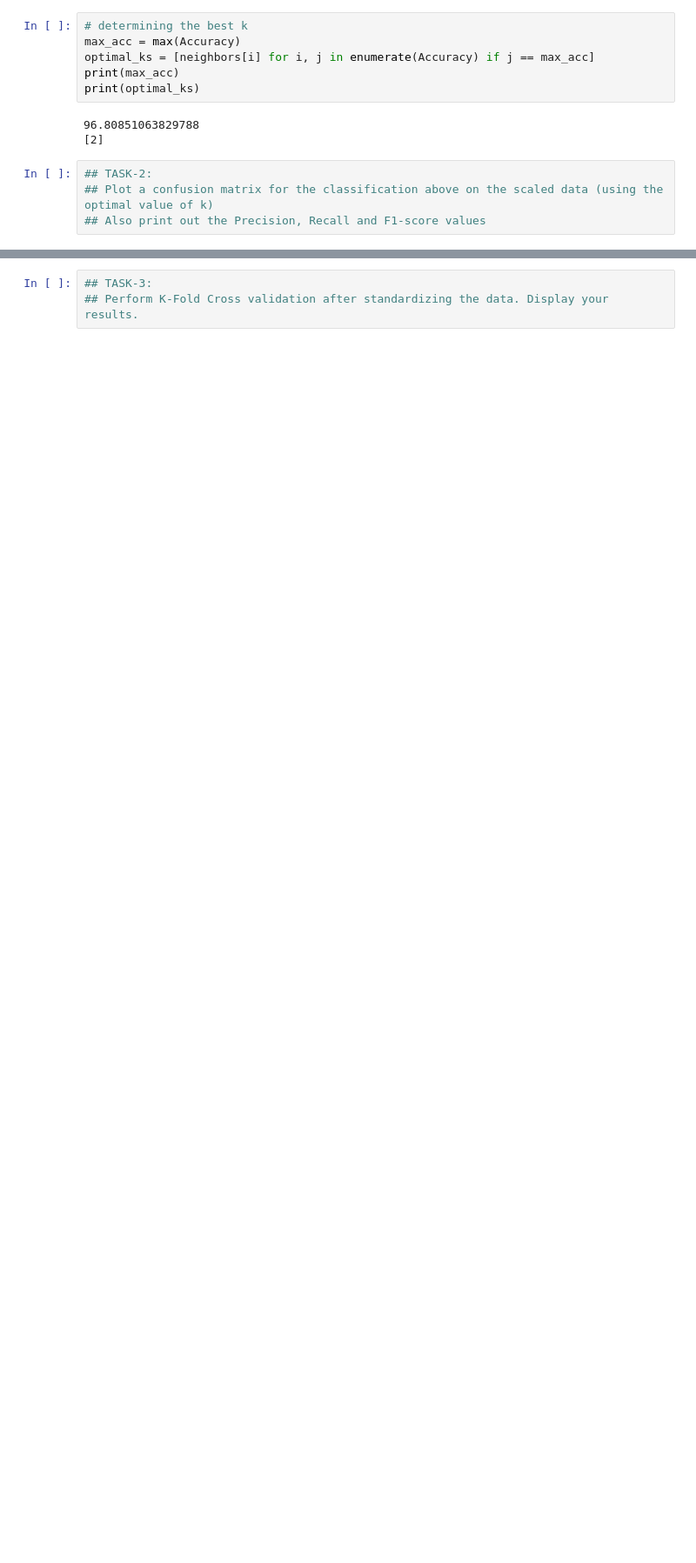
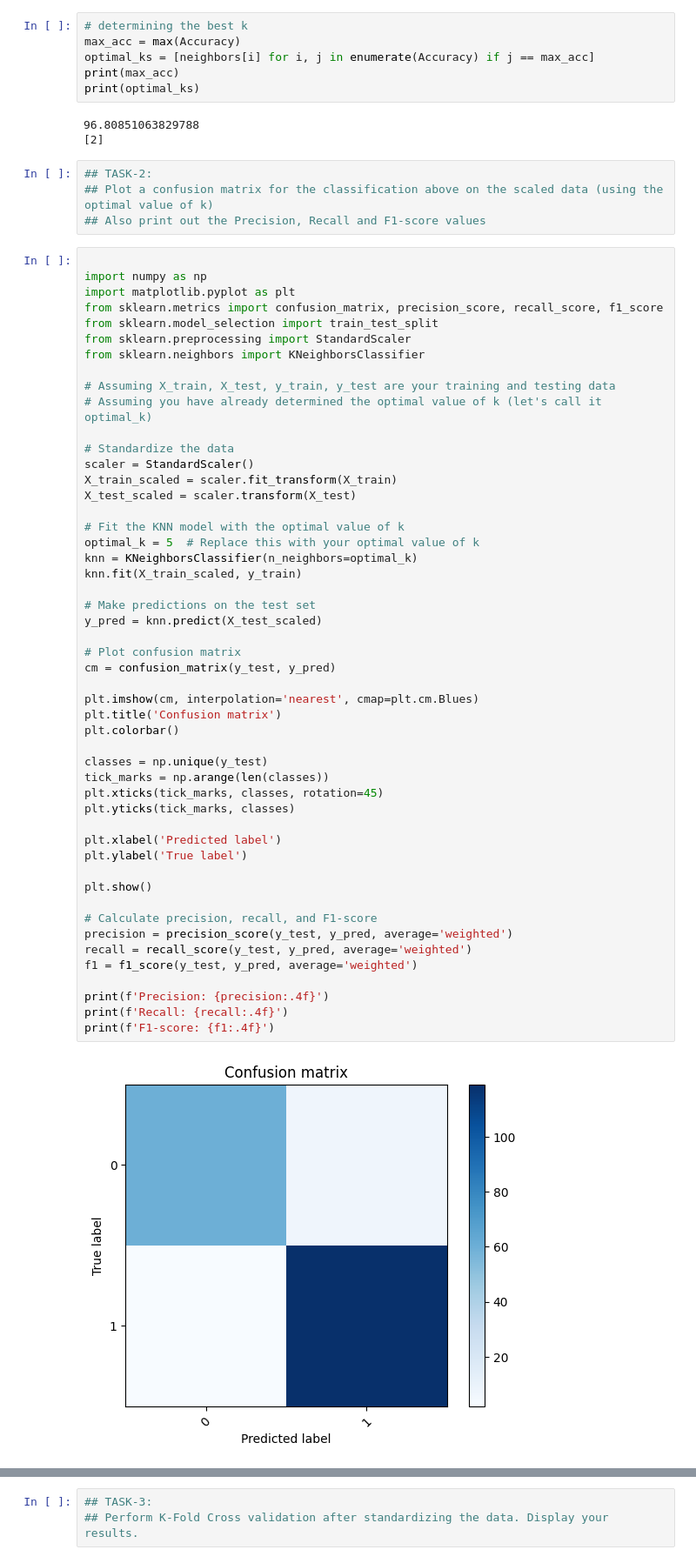
Before and after one commit to Rushikasrithamaddula11/FMML-LABS-AND-MODULES, a Jupyter notebook: mod3_lab4.ipynb, the cells around one changed output, grey strips where cells are left out. Shown at 87% size. Drawn from its saved outputs; the diff is of its cells as text; blank space fills up the shorter version.

```diff
--- a/mod3_lab4.ipynb
+++ b/mod3_lab4.ipynb
@@ -273,3 +306,55 @@ print(optimal_ks)
 ## TASK-2:
 ## Plot a confusion matrix for the classification above on the scaled data (using the optimal value of k)
 ## Also print out the Precision, Recall and F1-score values
+# %%
+
+import numpy as np
+import matplotlib.pyplot as plt
+from sklearn.metrics import confusion_matrix, precision_score, recall_score, f1_score
+from sklearn.model_selection import train_test_split
+from sklearn.preprocessing import StandardScaler
+from sklearn.neighbors import KNeighborsClassifier
+
+# Assuming X_train, X_test, y_train, y_test are your training and testing data
+# Assuming you have already determined the optimal value of k (let's call it optimal_k)
+
+# Standardize the data
+scaler = StandardScaler()
+X_train_scaled = scaler.fit_transform(X_train)
+X_test_scaled = scaler.transform(X_test)
+
+# Fit the KNN model with the optimal value of k
+optimal_k = 5  # Replace this with your optimal value of k
+knn = KNeighborsClassifier(n_neighbors=optimal_k)
+knn.fit(X_train_scaled, y_train)
+
+# Make predictions on the test set
+y_pred = knn.predict(X_test_scaled)
+
+# Plot confusion matrix
+cm = confusion_matrix(y_test, y_pred)
+
+plt.imshow(cm, interpolation='nearest', cmap=plt.cm.Blues)
+plt.title('Confusion matrix')
+plt.colorbar()
+
+classes = np.unique(y_test)
+tick_marks = np.arange(len(classes))
+plt.xticks(tick_marks, classes, rotation=45)
+plt.yticks(tick_marks, classes)
+
+plt.xlabel('Predicted label')
+plt.ylabel('True label')
+
+plt.show()
+
+# Calculate precision, recall, and F1-score
+precision = precision_score(y_test, y_pred, average='weighted')
+recall = recall_score(y_test, y_pred, average='weighted')
+f1 = f1_score(y_test, y_pred, average='weighted')
+
+print(f'Precision: {precision:.4f}')
+print(f'Recall: {recall:.4f}')
+print(f'F1-score: {f1:.4f}')
+# %% [output]
+[figure, added]
```
Also changed, not shown: parts of 9 cells of this notebook.
